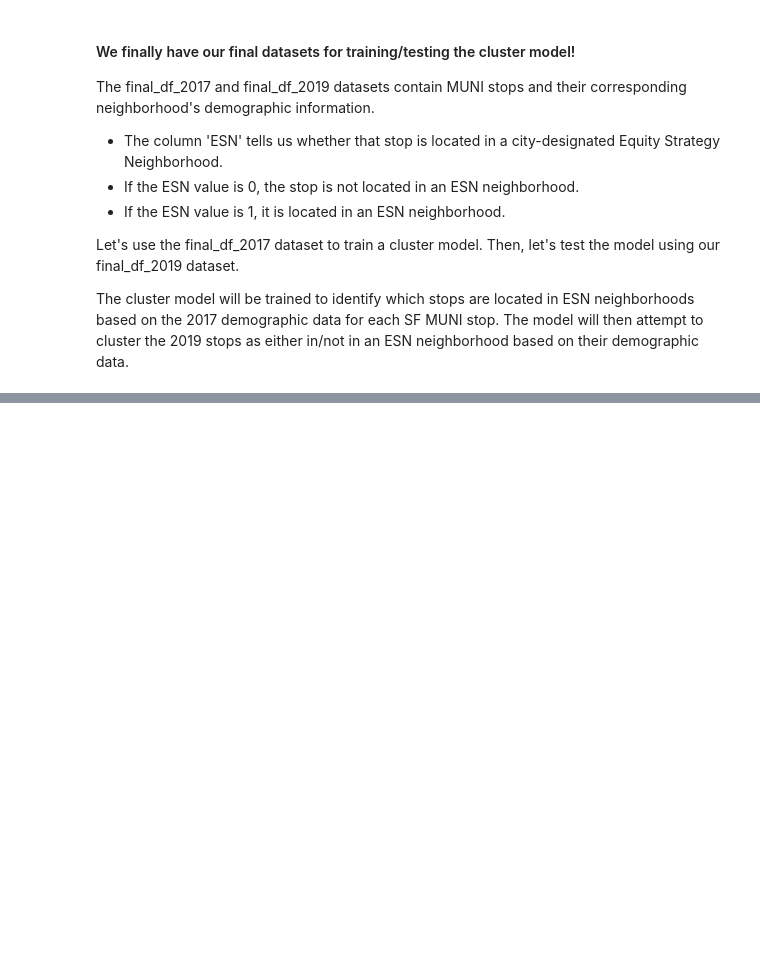
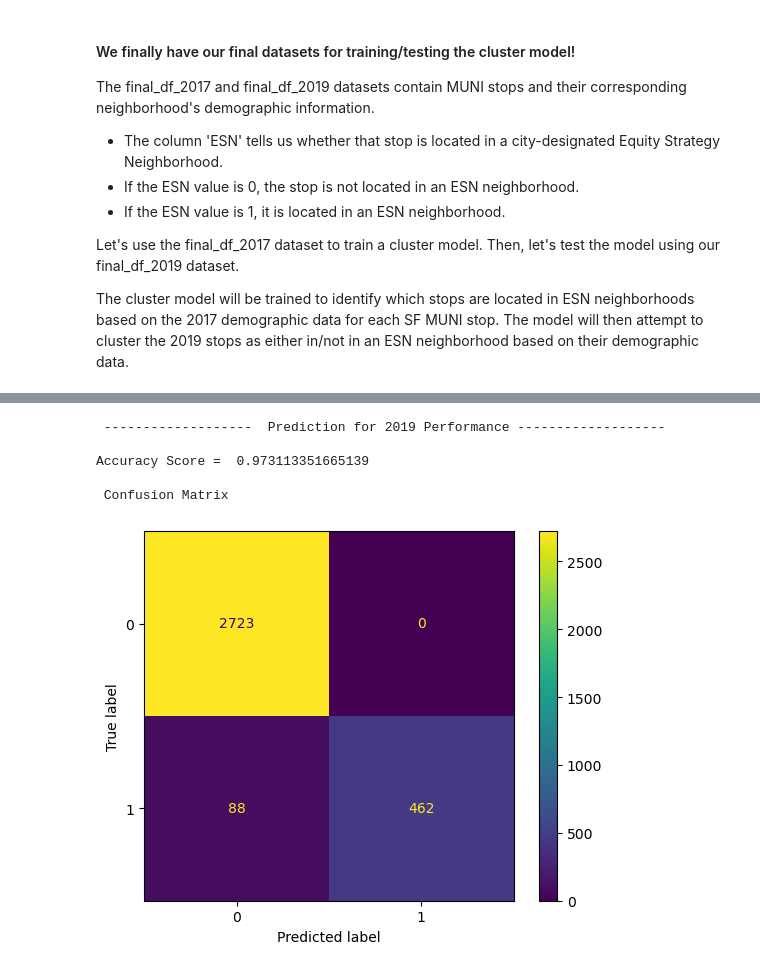
Before and after one commit to chnvd/uds_mayachai, a Jupyter notebook: Project Presentation.ipynb, the cells around one changed output, grey strips where cells are left out. Cells and saved outputs as stored; diff of their text form; code cells hidden in the pictures; blank space fills up the shorter version.

```diff
--- a/Project Presentation.ipynb
+++ b/Project Presentation.ipynb
@@ -345,0 +533,38 @@ If the model does not successfully cluster the same MUNI stops in 2019 beloning
+# %%
+# Model 2
+# https://scikit-learn.org/stable/modules/generated/sklearn.impute.SimpleImputer.html
+from sklearn.impute import SimpleImputer
+from sklearn.impute import KNNImputer
+from sklearn.ensemble import RandomForestClassifier
+# initialiting the imputer
+imputer = KNNImputer()
+# Columns Preserved
+# Ensuring all data numerical (geometry and polygons are removed)
+xvars =    ['total pop', 'white', 'black', 'native', 'asian','hawaiian/pac islander', 'median_hh_income', 'vehicles_avail',
+                         'LATITUDE', 'LONGITUDE']
+
+yvar = 'ESN'
+
+X_2017 = imputer.fit_transform(final_df_2017[xvars])
+Y_2017 = final_df_2017[yvar]
+X_2019 = imputer.transform(final_df_2019[xvars])
+Y_2019 = final_df_2019[yvar]
+
+
+# Initialize the Random Forest Classifier
+rf_m2 = RandomForestClassifier(n_estimators=50, random_state=1)
+
+# Train the model on the 2017 data
+rf_m2.fit(X_2017, Y_2017)
+
+# Predict the 'ESN' variable for the 2019 data
+y_pred_2019 = rf_m2.predict(X_2019)
+
+modelperformance("Prediction for 2019", Y_2019, y_pred_2019)
+# %% [output]
+ -------------------  Prediction for 2019 Performance -------------------
+
+Accuracy Score =  0.973113351665139
+
+ Confusion Matrix
+[figure, added]
```
Also changed, not shown: parts of 23 cells of this notebook, 7 other files.
